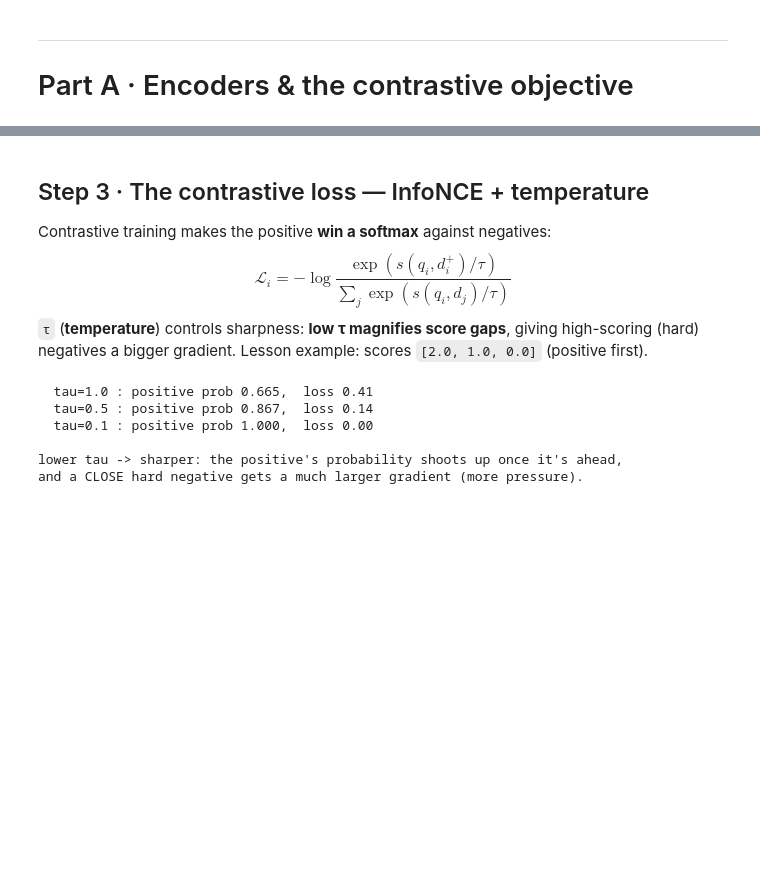
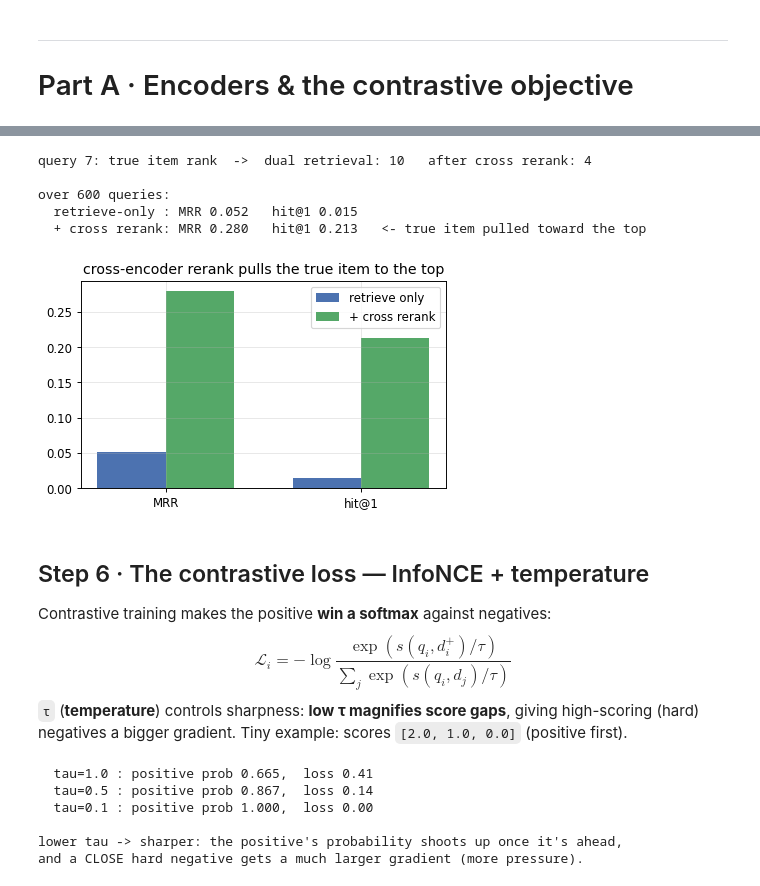
Before and after one commit to niamleeson/ml-math, a Jupyter notebook: afp/notebooks/M14-encoders-contrastive.ipynb, the cells around one changed output, grey strips where cells are left out. Saved outputs shown, nothing was run; the diff lists cells and outputs as text; code cells hidden in the pictures; blank space fills up the shorter version.

```diff
--- a/afp/notebooks/M14-encoders-contrastive.ipynb
+++ b/afp/notebooks/M14-encoders-contrastive.ipynb
@@ -99,10 +304,53 @@ dual: embed once, index, ANN-search millions.  cross: O(pairs) -> rerank hundred
+# %%
+with torch.no_grad():
+    ITE = iT(Ite); QTE = qT(Qte)                    # STAGE-0: precompute ALL item vectors (indexable)
+K = 50
+def order_for(i, stage):
+    with torch.no_grad():
+        dual_scores = (QTE[i:i+1] @ ITE.T).squeeze(0)     # STAGE 1: dual retrieval
+        topK = torch.topk(dual_scores, K).indices
+        if stage == "dual":
+            return topK[torch.argsort(dual_scores[topK], descending=True)].tolist()
+        cross_scores = cx(Qte[i:i+1].repeat(K, 1), Ite[topK])   # STAGE 2: cross re-scores those K jointly
+        return topK[torch.argsort(cross_scores, descending=True)].tolist()
+
+# one query, illustrative: where does its TRUE item (index i) land before vs after rerank?
+i = 7
+do, co = order_for(i, "dual"), order_for(i, "cross")
+rank = lambda order: (order.index(i) + 1) if i in order else None
+print(f"query {i}: true item rank  ->  dual retrieval: {rank(do)}   after cross rerank: {rank(co)}")
+
+def mrr_hit(stage, n=600):
+    rr, hit = [], 0
+    for i in range(n):
+        order = order_for(i, stage)
+        if i in order:
+            r = order.index(i) + 1; rr.append(1.0/r); hit += (r == 1)
+        else: rr.append(0.0)
+    return np.mean(rr), hit/n
+d_mrr, d_hit = mrr_hit("dual"); c_mrr, c_hit = mrr_hit("cross")
+print(f"\nover 600 queries:")
+print(f"  retrieve-only : MRR {d_mrr:.3f}   hit@1 {d_hit:.3f}")
+print(f"  + cross rerank: MRR {c_mrr:.3f}   hit@1 {c_hit:.3f}   <- true item pulled toward the top")
+xb = np.arange(2); w = 0.35
+plt.figure(figsize=(5,3.2))
+plt.bar(xb-w/2, [d_mrr, d_hit], w, color=BLUE, label="retrieve only")
+plt.bar(xb+w/2, [c_mrr, c_hit], w, color=GREEN, label="+ cross rerank")
+plt.xticks(xb, ["MRR", "hit@1"]); plt.legend(); plt.title("cross-encoder rerank pulls the true item to the top"); plt.show()
+# %% [output]
+query 7: true item rank  ->  dual retrieval: 10   after cross rerank: 4
+
+over 600 queries:
+  retrieve-only : MRR 0.052   hit@1 0.015
+  + cross rerank: MRR 0.280   hit@1 0.213   <- true item pulled toward the top
+[figure, added]
 # %% [markdown]
-## Step 3 · The contrastive loss — InfoNCE + temperature
+## Step 6 · The contrastive loss — InfoNCE + temperature
 
 Contrastive training makes the positive **win a softmax** against negatives:
 $$\mathcal{L}_i=-\log\frac{\exp(s(q_i,d_i^+)/\tau)}{\sum_j \exp(s(q_i,d_j)/\tau)}$$
 `τ` (**temperature**) controls sharpness: **low τ magnifies score gaps**, giving high-scoring
-(hard) negatives a bigger gradient. Lesson example: scores `[2.0, 1.0, 0.0]` (positive first).
+(hard) negatives a bigger gradient. Tiny example: scores `[2.0, 1.0, 0.0]` (positive first).
 # %%
 def infonce(scores, tau):
     z = np.array(scores)/tau; z = z - z.max()
```
Also changed, not shown: parts of 25 cells of this notebook, 1 other file.
